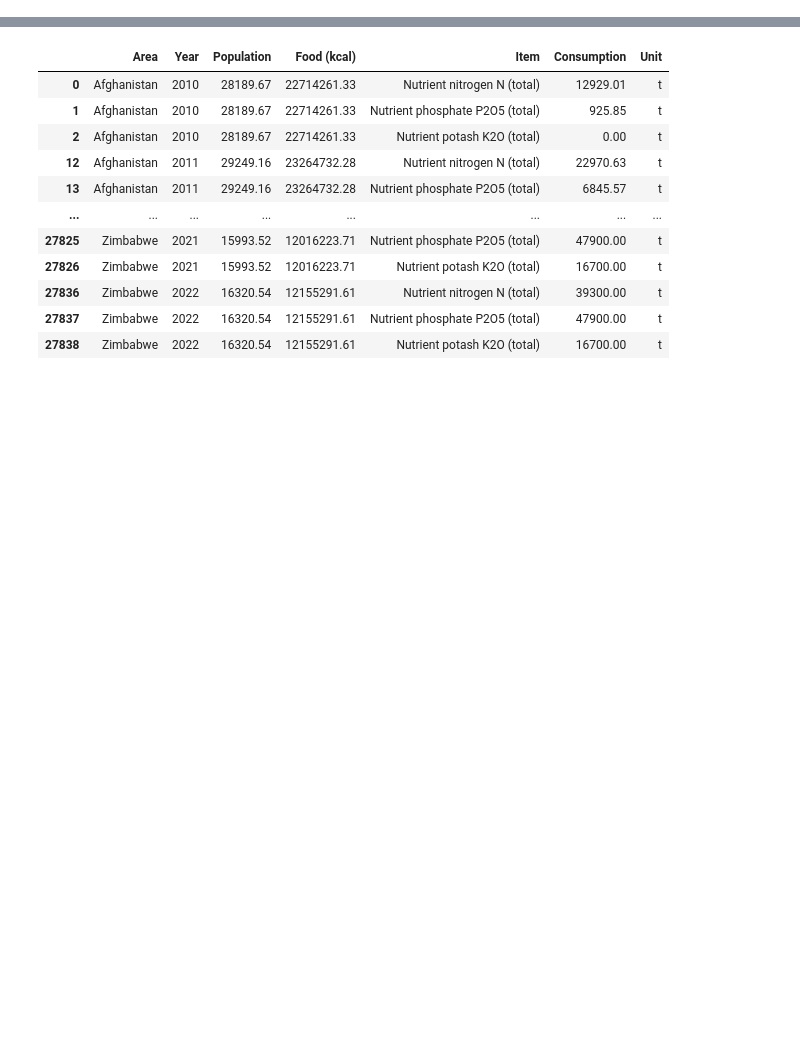
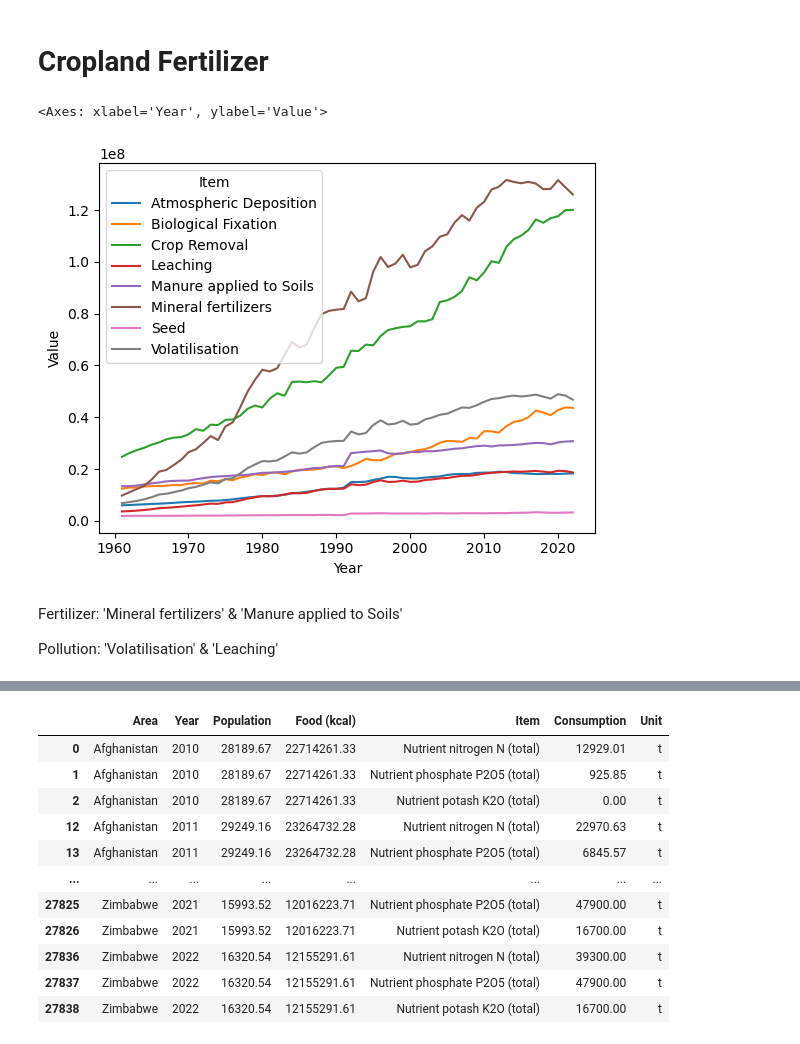
Before and after one commit to leoThorwald/fertilizer_overuse, a Jupyter notebook: extracting_data.ipynb, the cells around one changed output, grey strips where cells are left out. Drawn from its saved outputs; the diff is of its cells as text; code cells hidden in the pictures; blank space fills up the shorter version.

```diff
--- a/extracting_data.ipynb
+++ b/extracting_data.ipynb
@@ -4,3 +6,6 @@ import seaborn as sns
 # %%
-fertilizer_df=pd.read_csv('FAOSTAT_fertilizer.csv')
-food_balances_df=pd.read_csv('FAOSTAT_food_balances.csv')
+fertilizer_df=pd.read_csv('data/FAOSTAT_fertilizer.csv')
+cropland_nutrient_df=pd.read_csv('data/FAOSTAT_cropland_nutrient.csv')
+food_balances_df=pd.read_csv('data/FAOSTAT_food_balances.csv')
+food_balances_carbs_df=pd.read_csv('data/FAOSTAT_food_balances_carbs.csv')
+food_balances_old_df=pd.read_csv('data/FAOSTAT_food_balances_old.csv')
@@ -22,0 +12,11 @@ fertilizer_df
+# %% [markdown]
+# Cropland Fertilizer
+# %%
+sns.lineplot(cropland_nutrient_df[(cropland_nutrient_df['Element']=='Cropland nitrogen')].groupby(['Item', 'Year'])['Value'].sum().reset_index(), x='Year', y='Value', hue='Item')
+# %% [output]
+<Axes: xlabel='Year', ylabel='Value'>
+[figure, added]
+# %% [markdown]
+Fertilizer: 'Mineral fertilizers' & 'Manure applied to Soils'
+
+Pollution: 'Volatilisation' & 'Leaching'
```
Also changed, not shown: parts of 40 cells of this notebook.
